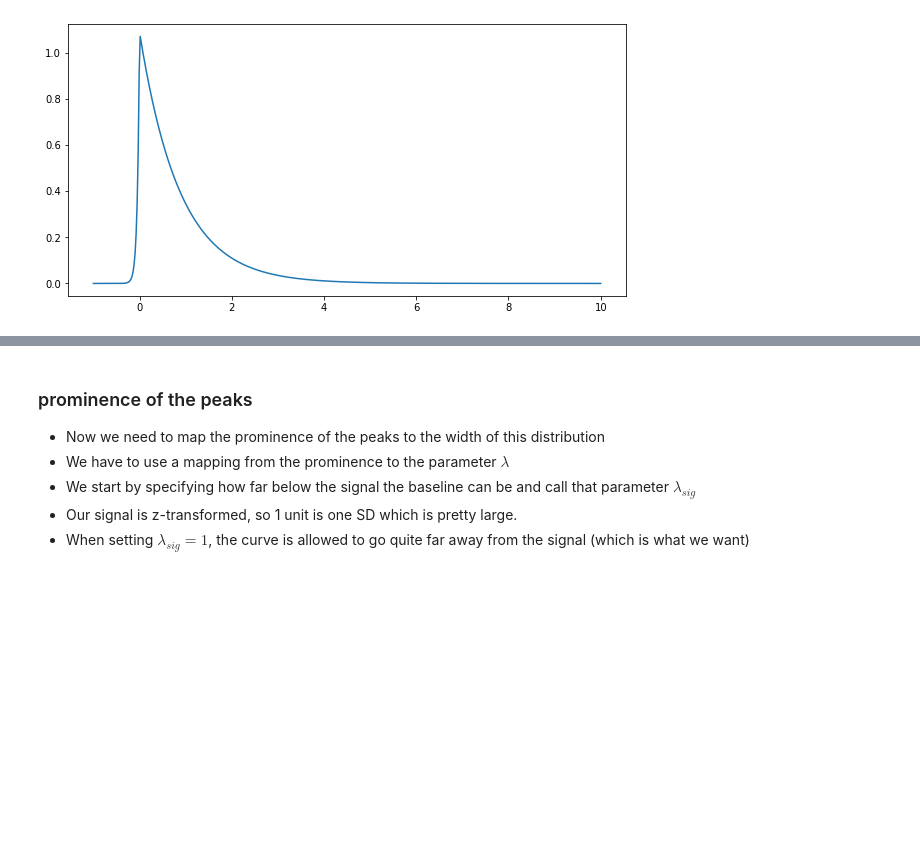
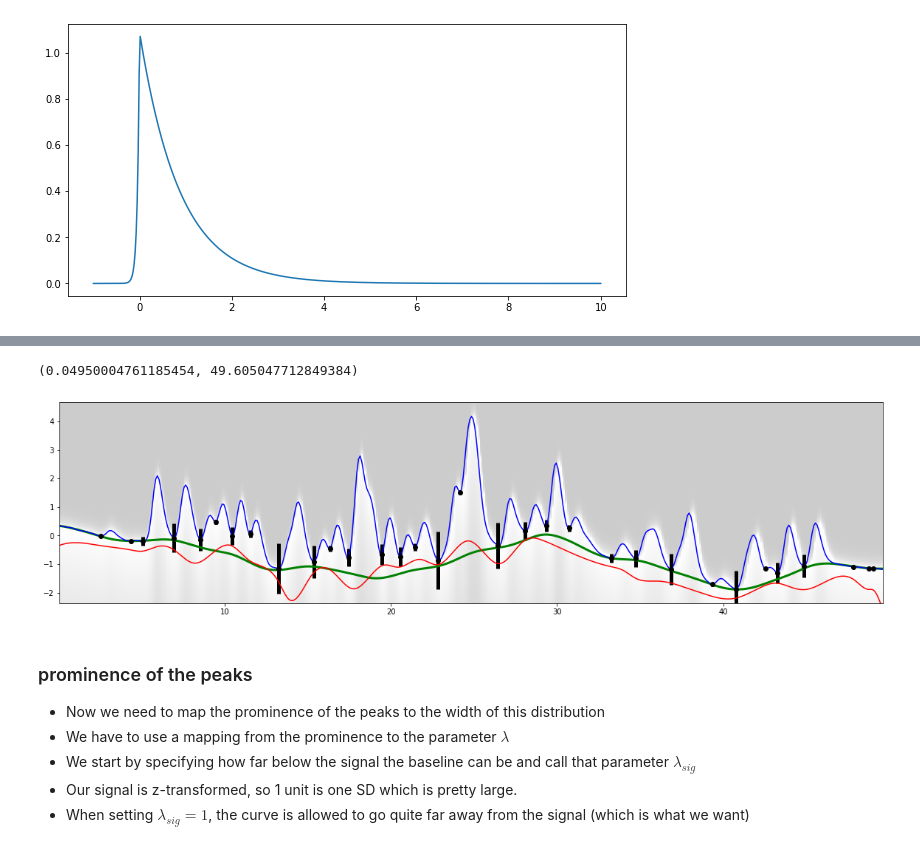
Before and after one commit to ihrke/pypillometry, a Jupyter notebook: notebooks/baseline_interp.ipynb, the cells around one changed output, grey strips where cells are left out. Cells and saved outputs as stored; diff of their text form; code cells hidden in the pictures; blank space fills up the shorter version.

```diff
--- a/notebooks/baseline_interp.ipynb
+++ b/notebooks/baseline_interp.ipynb
@@ -136,3 +129,19 @@ y=np.linspace(syd.min()-pad, syd.max()+pad, ny)
+# %%
+plt.figure(figsize=(20,5))
+plt.imshow(py, origin='lower', cmap="gray", aspect="auto", alpha=0.2, extent=[0,50,syd.min()-pad, syd.max()+pad])
+plt.plot(txd, based, color="green", linewidth=3, label="real baseline")
+#plt.plot(txd, sig, color="grey", alpha=0.1)
+plt.plot(txd, syd, color="blue", label="signal")
+#plt.plot(txd, meansig, color="blue", label="posterior mean")
+plt.plot(txd, meansigvb2, color="red", label="VB estimate")
+plt.errorbar(peaks, syd[peaks_ix], yerr=[w/100,w/100], fmt="o", color="black", elinewidth=5)
+plt.ylim(syd.min()-pad, syd.max()+pad)
+plt.xlim(txd.min(), txd.max())
+#plt.plot(txd, syd*500)
+#plt.colorbar();
+# %% [output]
+(0.04950004761185454, 49.605047712849384)
+[figure, added]
 # %% [markdown]
 ### prominence of the peaks
 
```
Also changed, not shown: parts of 17 cells of this notebook, 3 other files.
